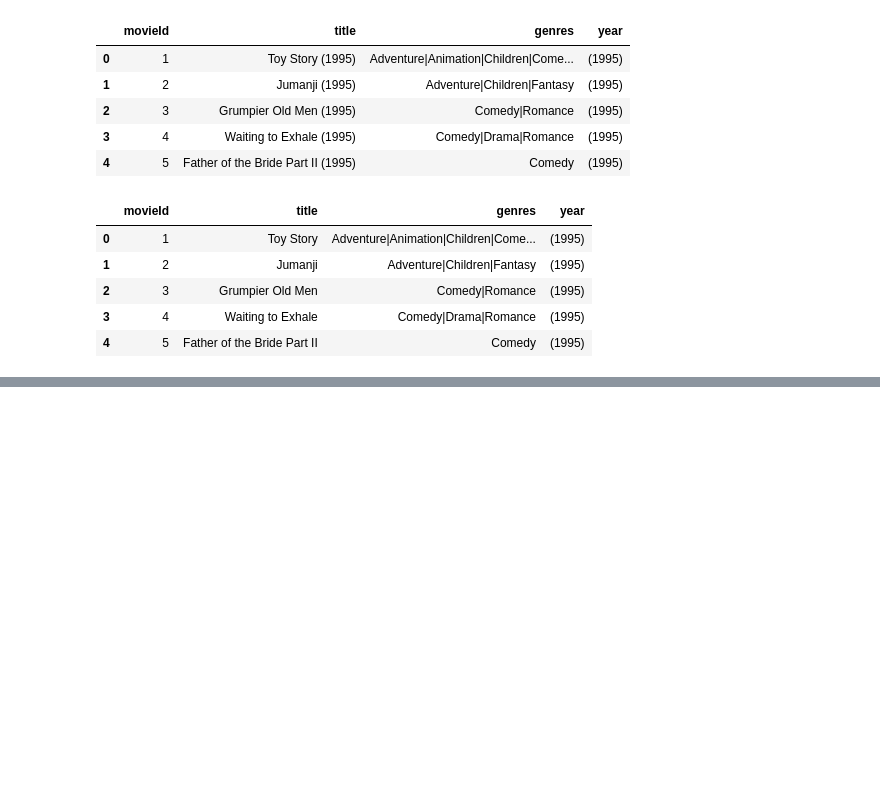
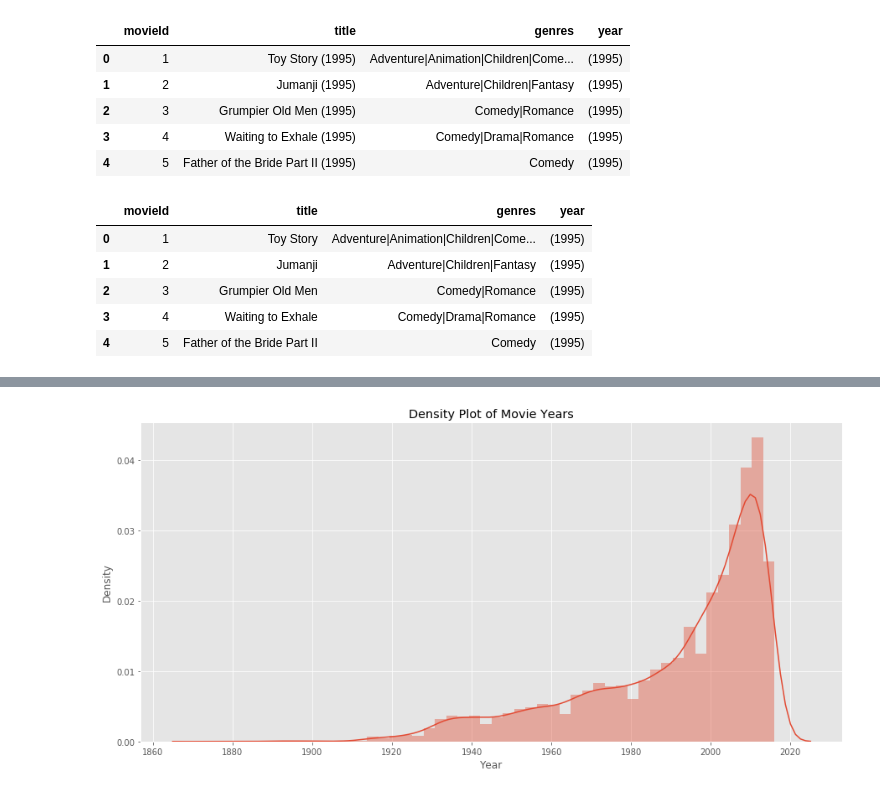
Before and after one commit to HarshitDawar55/Machine_And_Deep_Learning, a Jupyter notebook: Projects/Machine_Learning_Projects/Content_Based_Recommendation_System/Content_Based_Recommendation_System.ipynb, the cells around one changed output, grey strips where cells are left out. Saved outputs shown, nothing was run; the diff lists cells and outputs as text; code cells hidden in the pictures; blank space fills up the shorter version.

```diff
--- a/Projects/Machine_Learning_Projects/Content_Based_Recommendation_System/Content_Based_Recommendation_System.ipynb
+++ b/Projects/Machine_Learning_Projects/Content_Based_Recommendation_System/Content_Based_Recommendation_System.ipynb
@@ -107,0 +201,3 @@ movies.head()
+# %%
+# Converting Year from str to column
+movies.year = pd.to_numeric(movies.year)
@@ -107,0 +227,11 @@ movies.head()
+# %%
+# Plotting Density Plot again after converting Year from String to Numeric!
+plt.style.use("ggplot")
+plt.figure(figsize = (15, 7))
+sns.distplot(movies.year[movies.year > 0])
+plt.xlabel("Year")
+plt.ylabel("Density")
+plt.title("Density Plot of Movie Years")
+plt.show()
+# %% [output]
+[figure, added]
```
Also changed, not shown: parts of 18 cells of this notebook.
